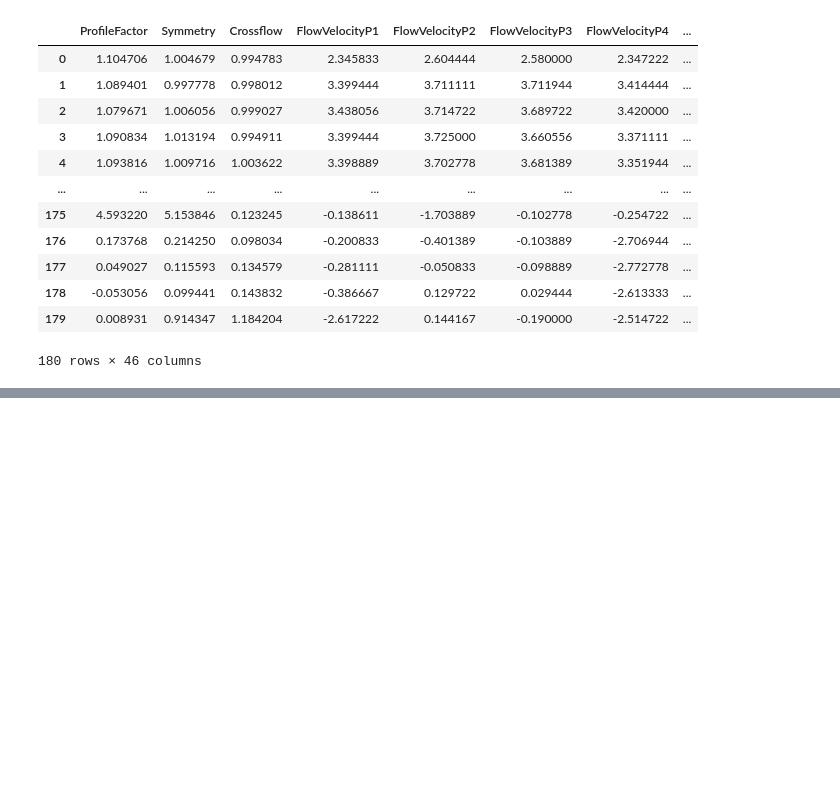
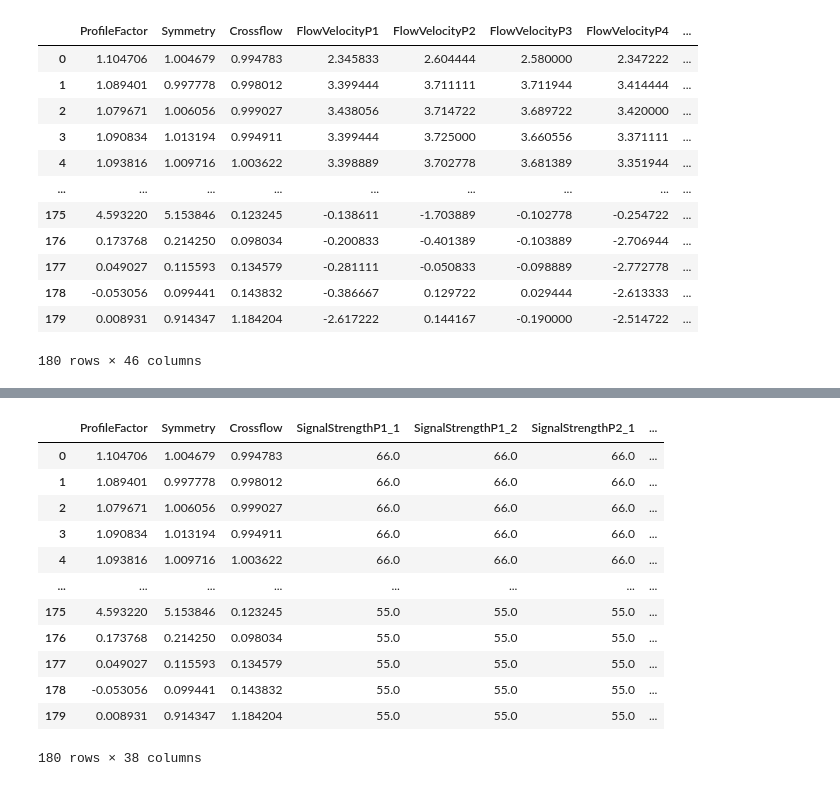
Before and after one commit to davidhgh/csc3005-AE, a Jupyter notebook: 3005_project.ipynb, the cells around one changed output, grey strips where cells are left out. Drawn from its saved outputs; the diff is of its cells as text; code cells hidden in the pictures; blank space fills up the shorter version.

```diff
--- a/3005_project.ipynb
+++ b/3005_project.ipynb
@@ -213,3 +230,20 @@ dataD
+# %%
+dataD = dataD.drop(['FlowVelocityP1', 'FlowVelocityP2','FlowVelocityP3','FlowVelocityP4', 'SoundSpeedP1', 'SoundSpeedP2','SoundSpeedP3','SoundSpeedP4'], axis=1)
+dataD
+# %% [output]
+|  | ProfileFactor | Symmetry | Crossflow | SignalStrengthP1_1 | SignalStrengthP1_2 | SignalStrengthP2_1 | ... |
+| 0 | 1.104706 | 1.004679 | 0.994783 | 66.0 | 66.0 | 66.0 | ... |
+| 1 | 1.089401 | 0.997778 | 0.998012 | 66.0 | 66.0 | 66.0 | ... |
+| 2 | 1.079671 | 1.006056 | 0.999027 | 66.0 | 66.0 | 66.0 | ... |
+| 3 | 1.090834 | 1.013194 | 0.994911 | 66.0 | 66.0 | 66.0 | ... |
+| 4 | 1.093816 | 1.009716 | 1.003622 | 66.0 | 66.0 | 66.0 | ... |
+| ... | ... | ... | ... | ... | ... | ... | ... |
+| 175 | 4.593220 | 5.153846 | 0.123245 | 55.0 | 55.0 | 55.0 | ... |
+| 176 | 0.173768 | 0.214250 | 0.098034 | 55.0 | 55.0 | 55.0 | ... |
+| 177 | 0.049027 | 0.115593 | 0.134579 | 55.0 | 55.0 | 55.0 | ... |
+| 178 | -0.053056 | 0.099441 | 0.143832 | 55.0 | 55.0 | 55.0 | ... |
+| 179 | 0.008931 | 0.914347 | 1.184204 | 55.0 | 55.0 | 55.0 | ... |
+180 rows × 38 columns
 # %%
 from sklearn.decomposition import PCA
 import matplotlib.pyplot as plt
```
Also changed, not shown: parts of 3 cells of this notebook.
